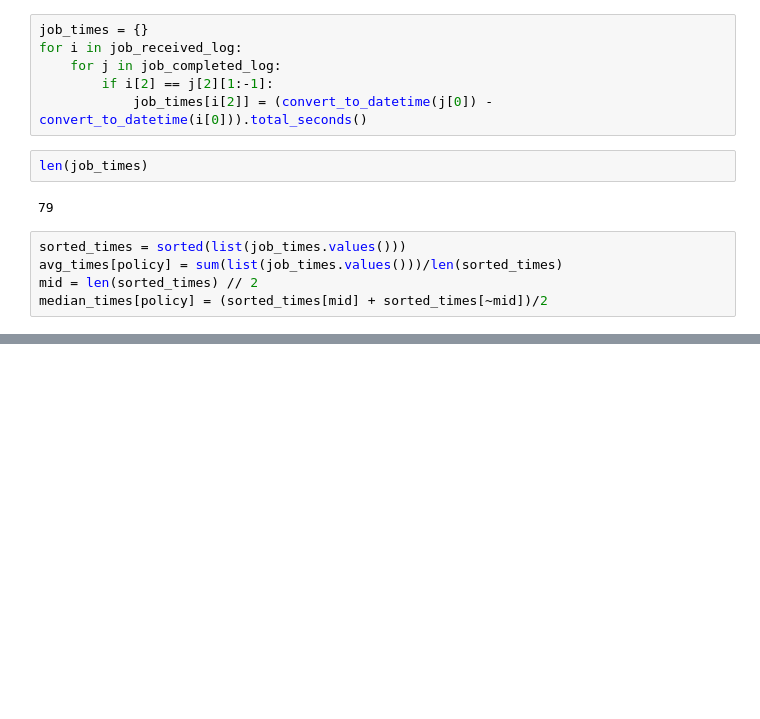
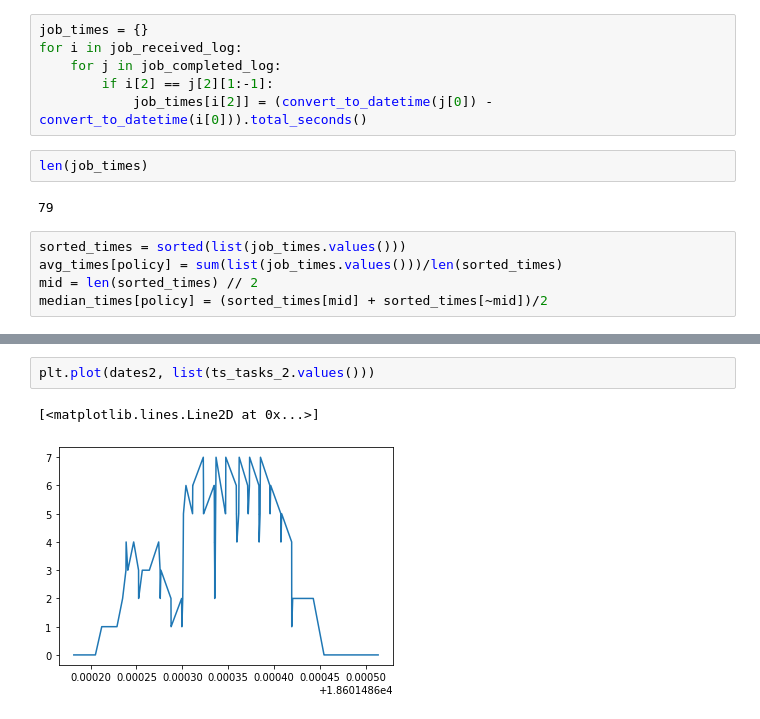
Before and after one commit to ShriprajwalK/YACS, a Jupyter notebook: worker_logs_stats.ipynb, the cells around one changed output, grey strips where cells are left out. Cells and saved outputs as stored; diff of their text form; blank space fills up the shorter version.

```diff
--- a/worker_logs_stats.ipynb
+++ b/worker_logs_stats.ipynb
@@ -125,0 +164,5 @@ job_times
+# %%
+plt.plot(dates2, list(ts_tasks_2.values()))
+# %% [output]
+[<matplotlib.lines.Line2D at 0x...>]
+[figure, added]
```
Also changed, not shown: parts of 13 cells of this notebook, 14 other files.
